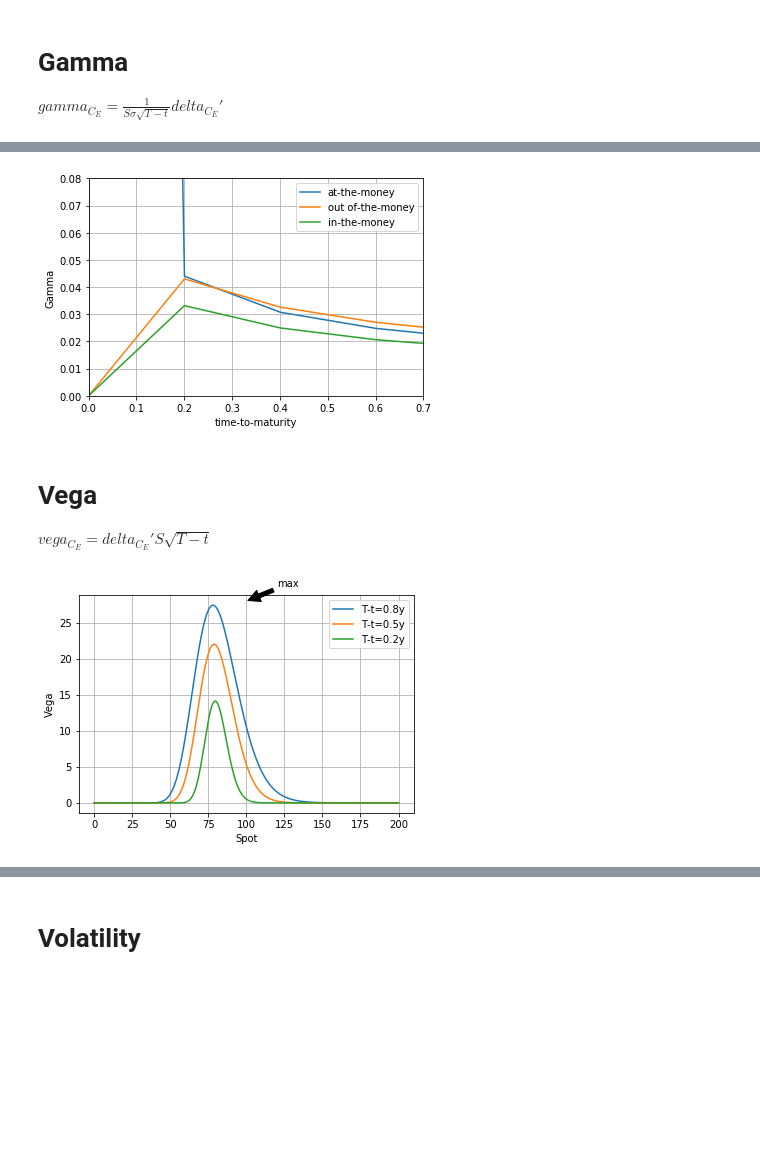
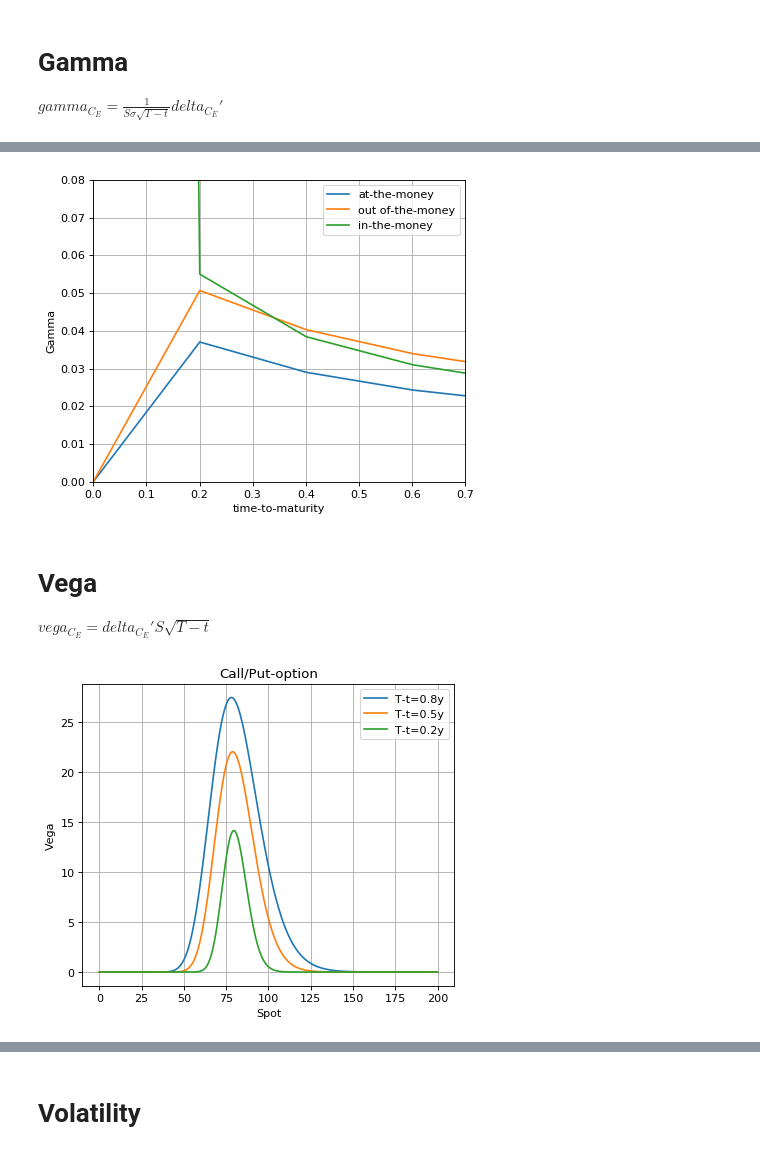
Before and after one commit to IPostevoi/Finance, a Jupyter notebook: Greeks.ipynb, the cells around one changed output, grey strips where cells are left out. Saved outputs shown, nothing was run; the diff lists cells and outputs as text; code cells hidden in the pictures; blank space fills up the shorter version.

```diff
--- a/Greeks.ipynb
+++ b/Greeks.ipynb
@@ -119 +125,7 @@ G3 = f(d1(S, 0.2)) / (S * sigma * np.sqrt(0.2))
+# %%
+def Gamma_call(S, T):
+    return f(d1(S, T)) / (S * sigma * np.sqrt(T))
+
+def Gamma_put(S, T):
+    return f(d1(S, T)) / (S * sigma * np.sqrt(T))
 # %%
@@ -134,15 +145,17 @@ G3 = f(d1(S3, ttm)) / (S3 * sigma * np.sqrt(ttm))
 # %%
-plt.plot(ttm, G1)
-plt.plot(ttm, G2)
-plt.plot(ttm, G3)
+fig=plt.figure(figsize=(6, 5), dpi= 80, facecolor='w', edgecolor='k')
+
+plt.plot(ttm, Gamma_call(85, ttm))
+plt.plot(ttm, Gamma_call(75, ttm))
+plt.plot(ttm, Gamma_call(80, ttm))
 plt.legend(['at-the-money', 'out of-the-money', 'in-the-money'])
 plt.axis([0, 0.7, 0, 0.08])
 plt.xlabel('time-to-maturity')
 plt.ylabel('Gamma')
 plt.grid(True)
 plt.show()
 # %% [output]
-[figure, old version]
+[figure, new version]
 # %% [markdown]
 # Vega
 
@@ -154,14 +166,17 @@ V3 = S * f(d1(S, 0.2)) * np.sqrt(0.2)
 # %%
-plt.plot(S, V1)
-plt.plot(S, V2)
-plt.plot(S, V3)
+fig=plt.figure(figsize=(6, 5), dpi= 80, facecolor='w', edgecolor='k')
+
+plt.plot(S, Vega_call(S, 0.8))
+plt.plot(S, Vega_call(S, 0.5))
+plt.plot(S, Vega_call(S, 0.2))
+plt.title('Call/Put-option')
 plt.legend(['T-t=0.8y', 'T-t=0.5y', 'T-t=0.2y'])
 plt.xlabel('Spot')
 plt.ylabel('Vega')
 plt.grid(True)
-plt.annotate('max', xy=(100, 28), xytext=(120, 30),
-            arrowprops=dict(facecolor='black', shrink=0.05),
-            )
+# plt.annotate('max', xy=(100, 28), xytext=(120, 30),
+#             arrowprops=dict(facecolor='black', shrink=0.05),
+#             )
 plt.show()
 # %% [output]
-[figure, old version]
+[figure, new version]
```
Also changed, not shown: parts of 62 cells of this notebook.
